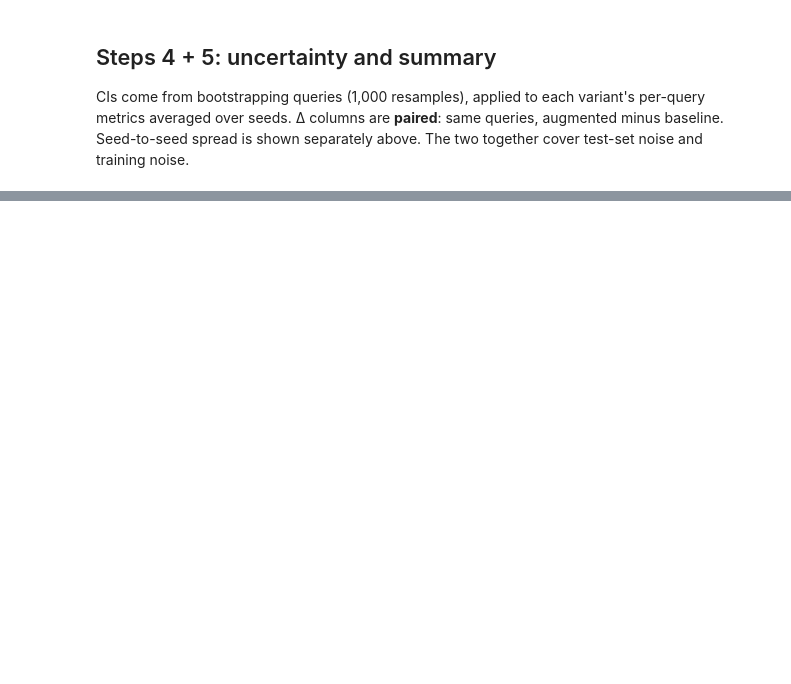
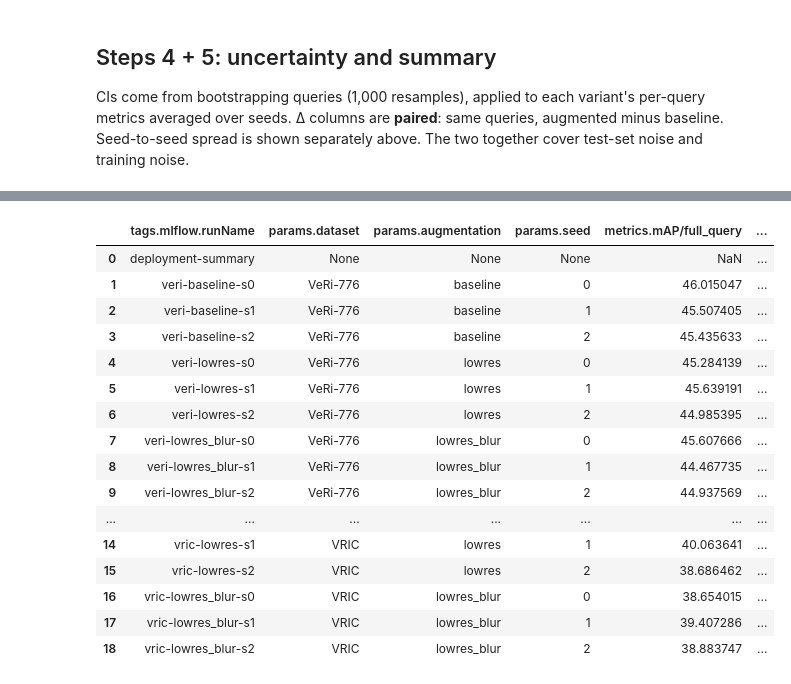
Before and after one commit to nmea002/Vehicle-Reid-Project, a Jupyter notebook: notebooks/ReIdTraining.ipynb, the cells around one changed output, grey strips where cells are left out. Saved outputs shown, nothing was run; the diff lists cells and outputs as text; code cells hidden in the pictures; blank space fills up the shorter version.

```diff
--- a/notebooks/ReIdTraining.ipynb
+++ b/notebooks/ReIdTraining.ipynb
@@ -1823,0 +2081,73 @@ print('\nquality thresholds come from query image statistics only (no labels or
+# %%
+# ===== NEXT STEP C: experiment tracking with MLflow =====
+# Logs every finished run AFTER the fact from files already on Drive (no retraining):
+#   params  = dataset, augmentation, seed, training config
+#   metrics = full-gallery mAP / R1 / R5 for every query group
+#   curves  = torchreid's per-iteration training loss / accuracy / LR (from its TensorBoard files, if present)
+# The database is rebuilt from scratch each time (re-running never duplicates runs) and copied to Drive as mlflow.db.
+# To browse it on your PC: download mlflow.db from Drive, then
+#   pip install mlflow
+#   mlflow ui --backend-store-uri sqlite:///mlflow.db        -> open http://127.0.0.1:5000
+import importlib.util, subprocess, sys, glob, time
+if importlib.util.find_spec('mlflow') is None:
+    subprocess.check_call([sys.executable, '-m', 'pip', 'install', '-q', 'mlflow'])
+import mlflow
+from mlflow.entities import Metric
+from mlflow.tracking import MlflowClient
+
+MLF_DIR = f'{WORK}/mlflow'
+shutil.rmtree(MLF_DIR, ignore_errors=True); os.makedirs(MLF_DIR)
+mlflow.set_tracking_uri(f'sqlite:///{MLF_DIR}/mlflow.db')
+EXP = 'vehicle-reid-research-v2'
+mlflow.set_experiment(experiment_id=mlflow.create_experiment(EXP, artifact_location=f'{MLF_DIR}/artifacts'))
+client = MlflowClient()
+key = lambda s: re.sub(r'[^\w./-]+', '_', s.replace(' & ', ' and ')).strip('_')
+
+def tb_curves(path, max_points=500):
+    """Training scalars torchreid wrote with TensorBoard: {tag: [(step, value), ...]} (subsampled)."""
+    try:
+        from tensorboard.backend.event_processing.event_accumulator import EventAccumulator
+    except ImportError:
+        return {}
+    out = {}
+    for f in glob.glob(f'{path}/**/events.out.tfevents*', recursive=True):
+        ea = EventAccumulator(f, size_guidance={'scalars': 0}); ea.Reload()
+        for tag in ea.Tags()['scalars']:
+            if tag.startswith('Train/'):          # skip Test/*: that is the 20-ID progress check, not a real result
+                out.setdefault(tag, []).extend((e.step, e.value) for e in ea.Scalars(tag))
+    for tag, pts in out.items():
+        pts.sort(); out[tag] = pts[::max(1, len(pts) // max_points)]
+    return out
+
+n_curves = 0
+for (ds, v, s), res in sorted(RESULTS.items()):
+    params = {'dataset': DATASETS[ds]['name'], 'augmentation': v, 'seed': s, 'aug_params': str(AUG_VARIANTS[v]),
+              'model': 'osnet_x1_0 (ImageNet pretrained)', 'loss': 'softmax', 'optimizer': 'adam', 'lr': LR,
+              'epochs': MAX_EPOCH, 'batch_size': BATCH_TRAIN, 'input': f'{HEIGHT}x{WIDTH}',
+              'train_ids': len({p for _, p, _ in SPLITS[ds]['train']}), 'train_images': len(SPLITS[ds]['train']),
+              'query_images': len(SPLITS[ds]['query']), 'gallery_images': len(SPLITS[ds]['gallery'])}
+    final = {f'{m}/{key(g)}': float(100 * np.nanmean(res[k][mask]))
+             for g, mask in GROUPS[ds].items() for m, k in [('mAP', 'ap'), ('R1', 'r1'), ('R5', 'r5')]}
+    with mlflow.start_run(run_name=f'{ds}-{v}-s{s}') as run:
+        mlflow.log_params(params); mlflow.log_metrics(final)
+        mlflow.set_tags({'primary_comparison': str(v in ('baseline', PRIMARY_AUG)), 'eval': 'full query vs. full gallery'})
+        curves = tb_curves(run_dir(ds, v, s)); n_curves += bool(curves)
+        ts = int(time.time() * 1000)
+        mets = [Metric(key(tag), float(val), ts, int(step)) for tag, pts in curves.items() for step, val in pts]
+        for i in range(0, len(mets), 1000):
+            client.log_batch(run.info.run_id, metrics=mets[i:i + 1000])
+
+# one summary run with the deployment numbers
+with mlflow.start_run(run_name='deployment-summary'):
+    if SPEED: mlflow.log_metrics({k: float(x) for k, x in SPEED.items() if isinstance(x, (int, float))})
+    if 'GATE_TABLE' in globals():
+        for _, r in GATE_TABLE[GATE_TABLE['model'] == PRIMARY_AUG].iterrows():
+            mlflow.log_metric(key(f"gate/{r['dataset']}/{r['gate']}/defer{r['defer %']}/mAP_kept"), float(r['mAP kept']))
+
+shutil.copyfile(f'{MLF_DIR}/mlflow.db', f'{RESEARCH_DIR}/mlflow.db')
+print(f'logged {len(RESULTS)} training runs (+1 summary) to MLflow; training curves found for {n_curves} of them.')
+print(f'database copied to {RESEARCH_DIR}/mlflow.db')
+display(mlflow.search_runs(experiment_names=[EXP])[['tags.mlflow.runName', 'params.dataset', 'params.augmentation',
+                                                      'params.seed', 'metrics.mAP/full_query', 'metrics.R1/full_query']]
+        .sort_values('tags.mlflow.runName').reset_index(drop=True))
+# %% [output]
@@ -1823,0 +2158,17 @@ print('\nquality thresholds come from query image statistics only (no labels or
+|  | tags.mlflow.runName | params.dataset | params.augmentation | params.seed | metrics.mAP/full_query | ... |
+| 0 | deployment-summary | None | None | None | NaN | ... |
+| 1 | veri-baseline-s0 | VeRi-776 | baseline | 0 | 46.015047 | ... |
+| 2 | veri-baseline-s1 | VeRi-776 | baseline | 1 | 45.507405 | ... |
+| 3 | veri-baseline-s2 | VeRi-776 | baseline | 2 | 45.435633 | ... |
+| 4 | veri-lowres-s0 | VeRi-776 | lowres | 0 | 45.284139 | ... |
+| 5 | veri-lowres-s1 | VeRi-776 | lowres | 1 | 45.639191 | ... |
+| 6 | veri-lowres-s2 | VeRi-776 | lowres | 2 | 44.985395 | ... |
+| 7 | veri-lowres_blur-s0 | VeRi-776 | lowres_blur | 0 | 45.607666 | ... |
+| 8 | veri-lowres_blur-s1 | VeRi-776 | lowres_blur | 1 | 44.467735 | ... |
+| 9 | veri-lowres_blur-s2 | VeRi-776 | lowres_blur | 2 | 44.937569 | ... |
+| ... | ... | ... | ... | ... | ... | ... |
+| 14 | vric-lowres-s1 | VRIC | lowres | 1 | 40.063641 | ... |
+| 15 | vric-lowres-s2 | VRIC | lowres | 2 | 38.686462 | ... |
+| 16 | vric-lowres_blur-s0 | VRIC | lowres_blur | 0 | 38.654015 | ... |
+| 17 | vric-lowres_blur-s1 | VRIC | lowres_blur | 1 | 39.407286 | ... |
+| 18 | vric-lowres_blur-s2 | VRIC | lowres_blur | 2 | 38.883747 | ... |
```
Also changed, not shown: parts of 35 cells of this notebook, 2 other files.
